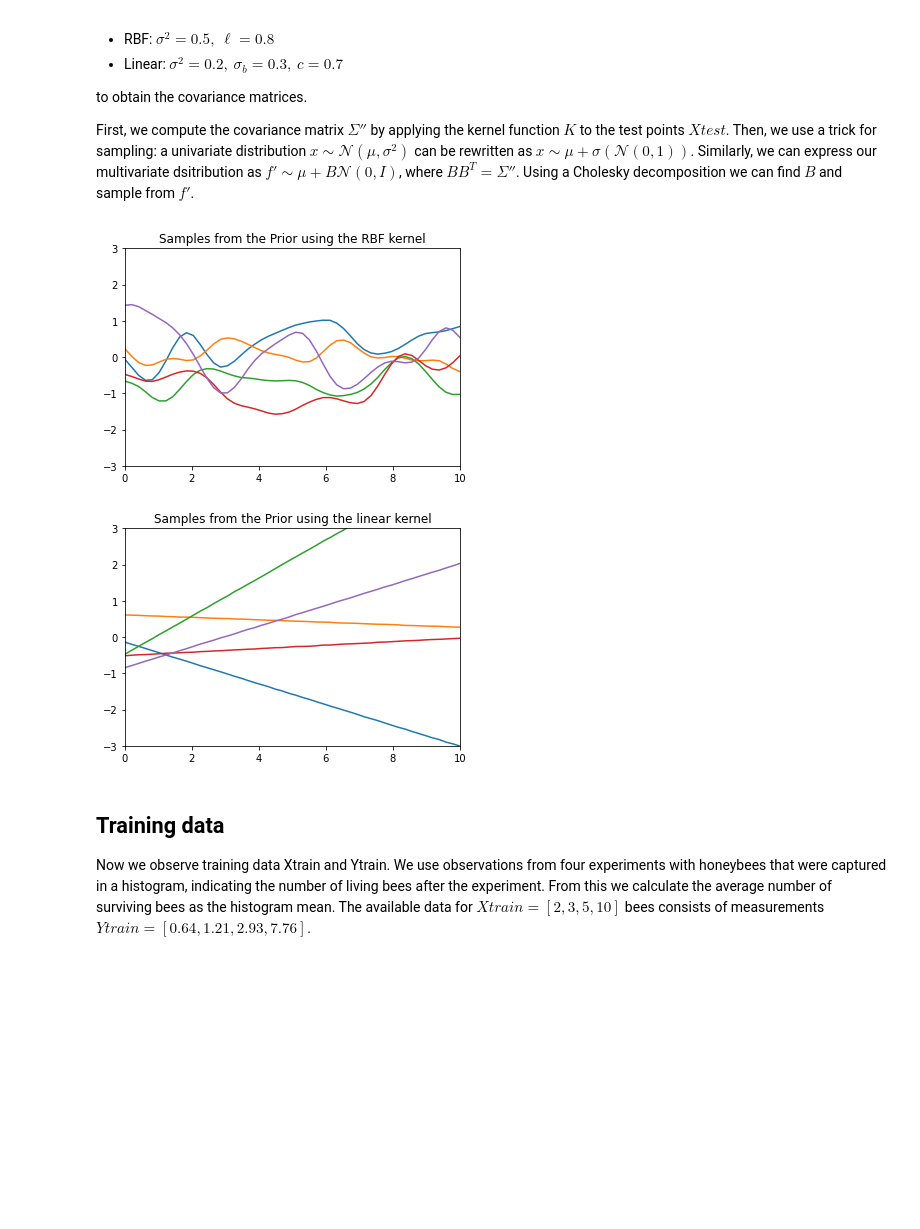
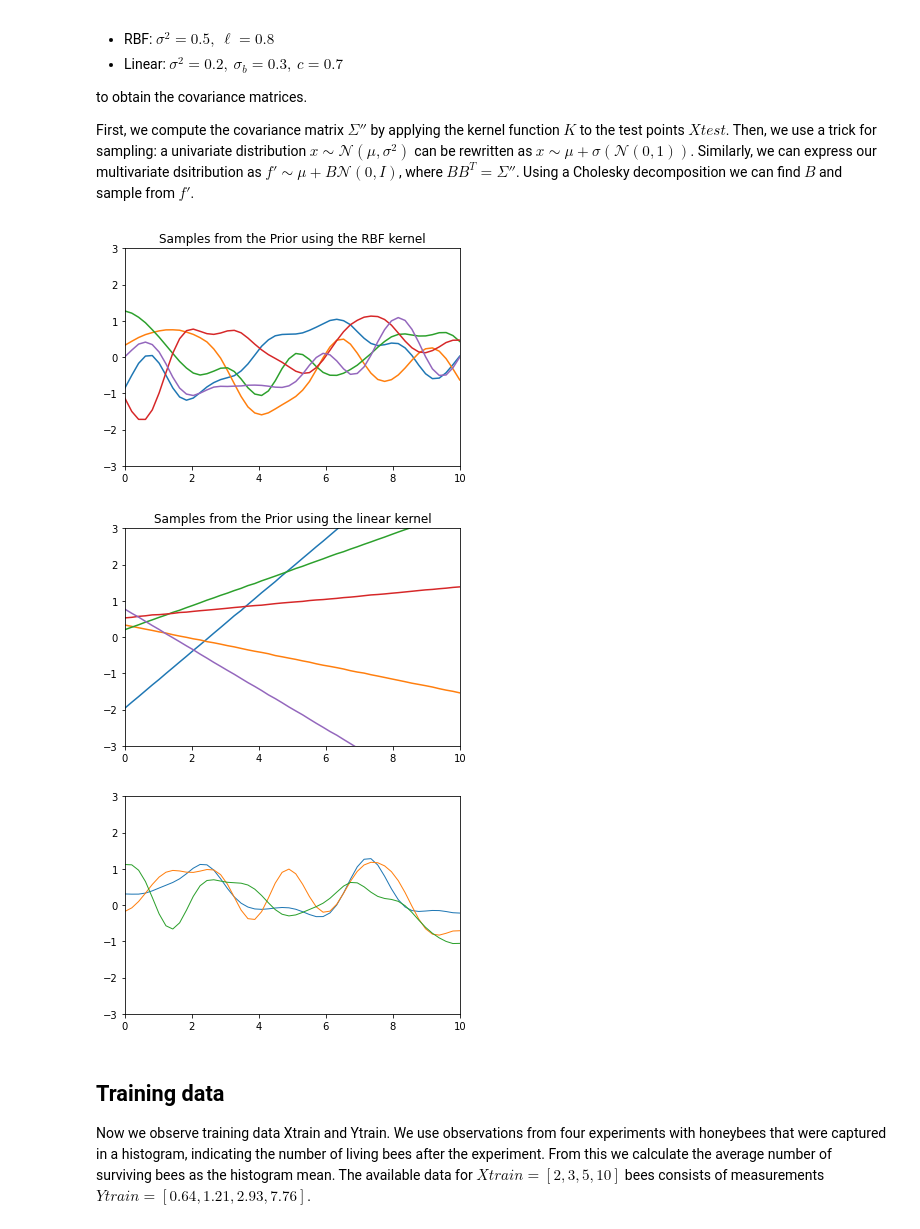
Before and after one commit to juliakln/MasterThesis, a Jupyter notebook: gpr/GPsForDummies.ipynb, the cells around one changed output. Saved outputs shown, nothing was run; the diff lists cells and outputs as text; code cells hidden in the pictures; blank space fills up the shorter version.

```diff
--- a/gpr/GPsForDummies.ipynb
+++ b/gpr/GPsForDummies.ipynb
@@ -82,35 +98,46 @@ K_prior_rbf = kernel_rbf(Xtest, Xtest, params_rbf)
 # Cholesky decomposition of covariance matrix to find B
 B_prior_rbf = np.linalg.cholesky(K_prior_rbf + 1e-5*np.eye(N))  # second term to make it positive definite
 # Sample 5 normals for Xtest from the GP prior
 f_prior_rbf = np.dot(B_prior_rbf, np.random.normal(size=(N,5)))
 # Plot these sampled f'
 plt.plot(Xtest, f_prior_rbf)
 plt.axis([0, 10, -3, 3])
 plt.title('Samples from the Prior using the RBF kernel')
 plt.show()
 
 # Linear kernel
 params_lin = [0.2, 0.3, 0.7]
 K_prior_lin = kernel_linear(Xtest, Xtest, params_lin)
 B_prior_lin = np.linalg.cholesky(K_prior_lin + 1e-5*np.eye(N))
 f_prior_lin = np.dot(B_prior_lin, np.random.normal(size=(N,5)))
 plt.plot(Xtest, f_prior_lin)
 plt.axis([0, 10, -3, 3])
 plt.title('Samples from the Prior using the linear kernel')
 plt.show()
 
 
+k = kernel_rbf(Xtest, Xtest, params_rbf)
+mu = np.zeros(Xtest.shape)
+samples = np.random.multivariate_normal(mu.ravel(), k, 3)
+for i, sample in enumerate(samples):
+    plt.plot(Xtest, sample, lw=1, ls='-', label=f'Sample {i+1}')
+    plt.axis([0, 10, -3, 3])
+
+
+
+
 # Combined kernel
 #K_prior = multker(K_prior_lin, K_prior_rbf)
 #B_prior = np.linalg.cholesky(K_prior + 1e-5*np.eye(N))
 #f_prior = np.dot(B_prior, np.random.normal(size=(N,5)))
 #plt.plot(Xtest, f_prior)
 #plt.axis([0, 10, -3, 3])
 #plt.title('Samples from the Prior using the linear kernel')
 #plt.show()
 # %% [output]
-[figure, old version]
+[figure, new version]
-[figure, old version]
+[figure, new version]
+[figure, added]
 # %% [markdown]
 ## Training data
 
```
Also changed, not shown: parts of 3 cells of this notebook, 1 other file.
